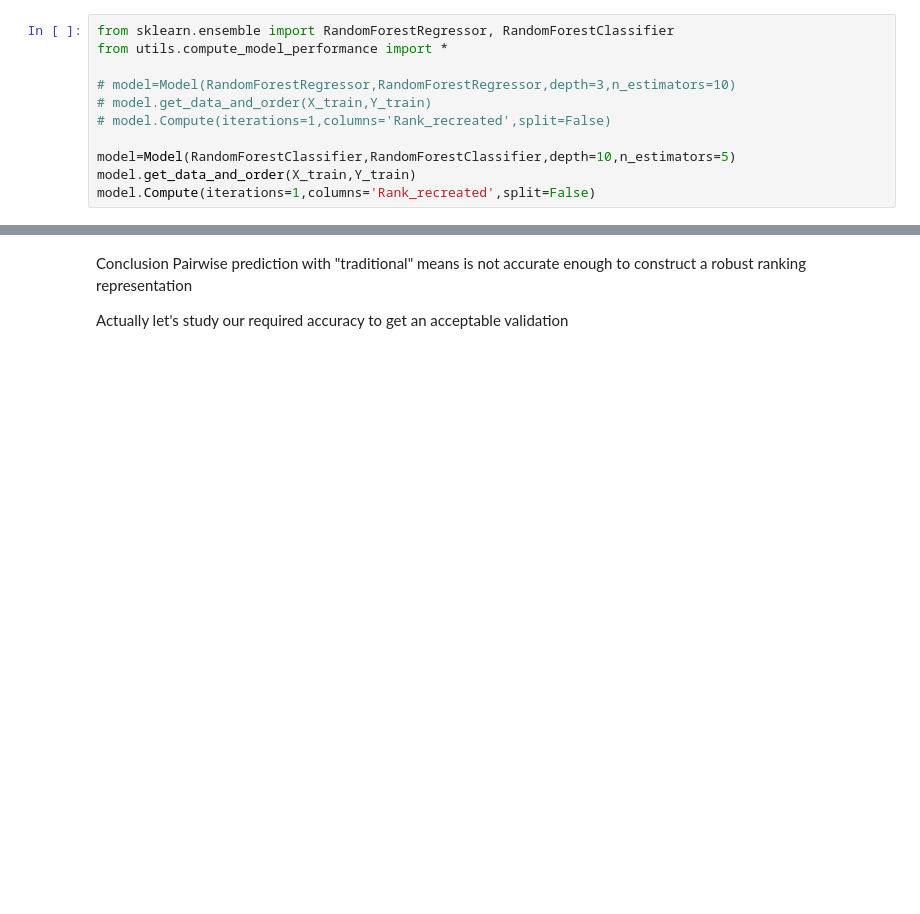
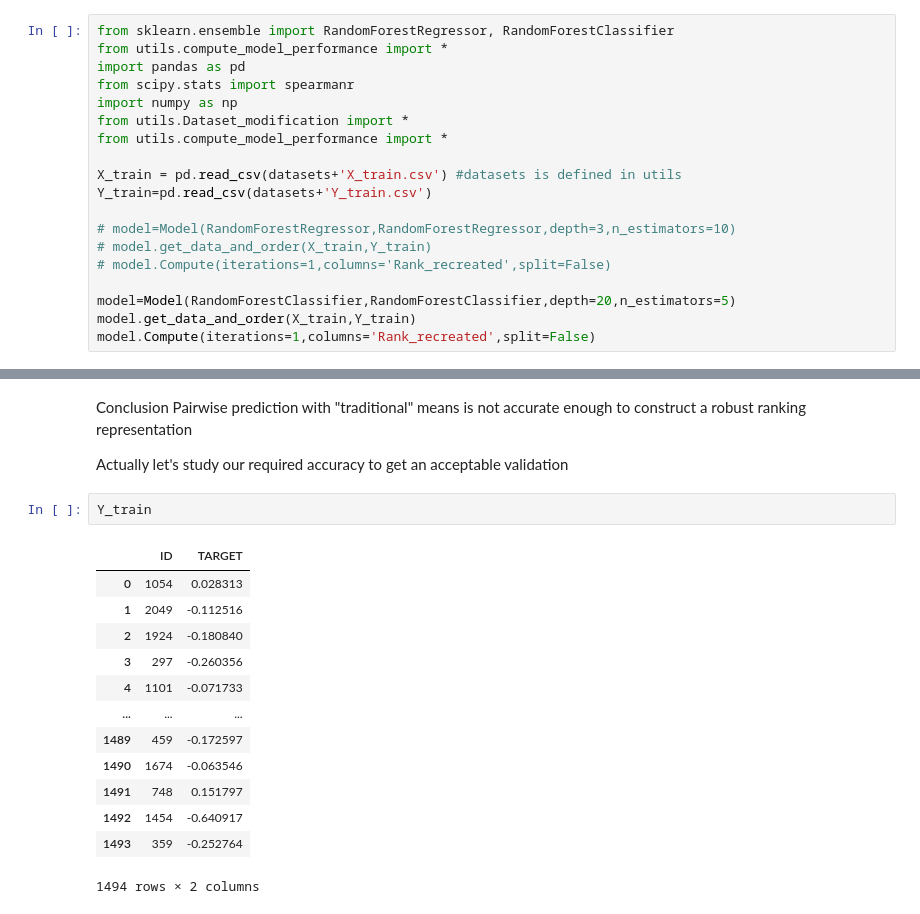
Before and after one commit to MachtaYassine/Challenges_and_fun, a Jupyter notebook: Qube/Notebooks/4-Learn to Rank.ipynb, the cells around one changed output, grey strips where cells are left out. Saved outputs shown, nothing was run; the diff lists cells and outputs as text; blank space fills up the shorter version.

```diff
--- a/Qube/Notebooks/4-Learn to Rank.ipynb
+++ b/Qube/Notebooks/4-Learn to Rank.ipynb
@@ -235,12 +251,20 @@ average Rank_recreated evaluation score at  13.47579386795927 training at : nan
 # %%
 from sklearn.ensemble import RandomForestRegressor, RandomForestClassifier
 from utils.compute_model_performance import *
+import pandas as pd
+from scipy.stats import spearmanr
+import numpy as np
+from utils.Dataset_modification import *
+from utils.compute_model_performance import *
+
+X_train = pd.read_csv(datasets+'X_train.csv') #datasets is defined in utils
+Y_train=pd.read_csv(datasets+'Y_train.csv')
 
 # model=Model(RandomForestRegressor,RandomForestRegressor,depth=3,n_estimators=10)
 # model.get_data_and_order(X_train,Y_train)
 # model.Compute(iterations=1,columns='Rank_recreated',split=False)
 
-model=Model(RandomForestClassifier,RandomForestClassifier,depth=10,n_estimators=5)
+model=Model(RandomForestClassifier,RandomForestClassifier,depth=20,n_estimators=5)
 model.get_data_and_order(X_train,Y_train)
 model.Compute(iterations=1,columns='Rank_recreated',split=False)
 # %% [output]
@@ -279,3 +314,19 @@ Conclusion Pairwise prediction with "traditional" means is not accurate enough t
 
 
 Actually let's study our required accuracy to get an acceptable validation
+# %%
+Y_train
+# %% [output]
+|  | ID | TARGET |
+| 0 | 1054 | 0.028313 |
+| 1 | 2049 | -0.112516 |
+| 2 | 1924 | -0.180840 |
+| 3 | 297 | -0.260356 |
+| 4 | 1101 | -0.071733 |
+| ... | ... | ... |
+| 1489 | 459 | -0.172597 |
+| 1490 | 1674 | -0.063546 |
+| 1491 | 748 | 0.151797 |
+| 1492 | 1454 | -0.640917 |
+| 1493 | 359 | -0.252764 |
+1494 rows × 2 columns
```
Also changed, not shown: parts of 19 cells of this notebook, 1 other file.
